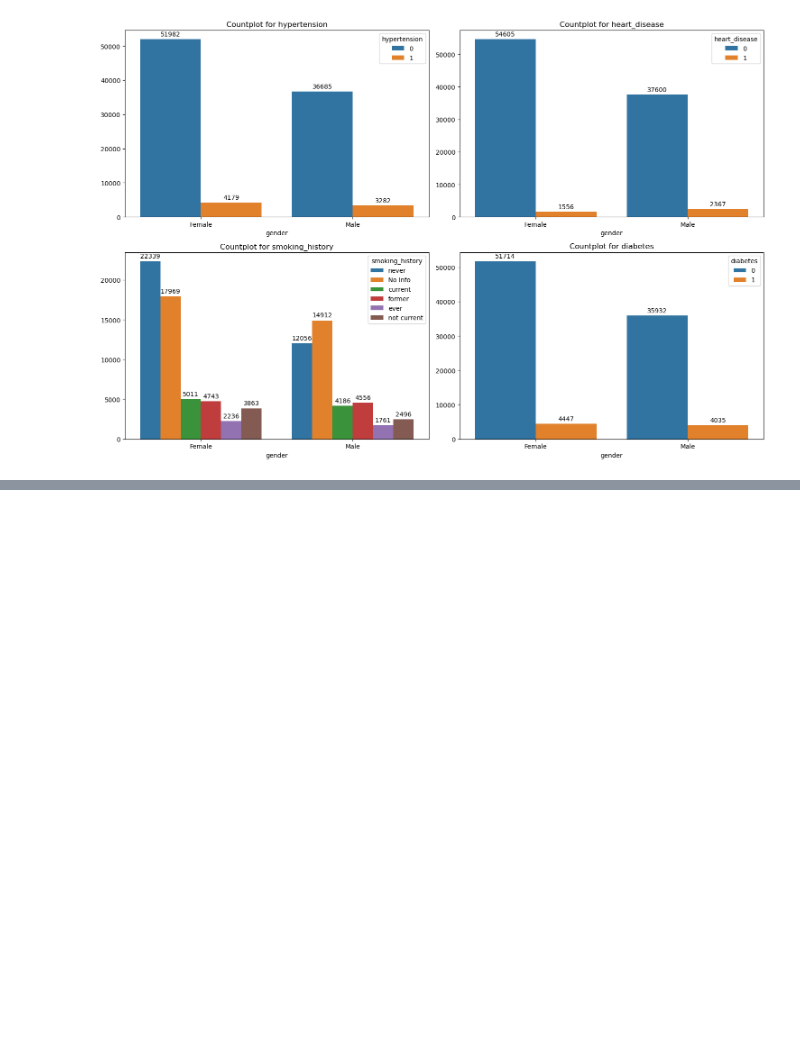
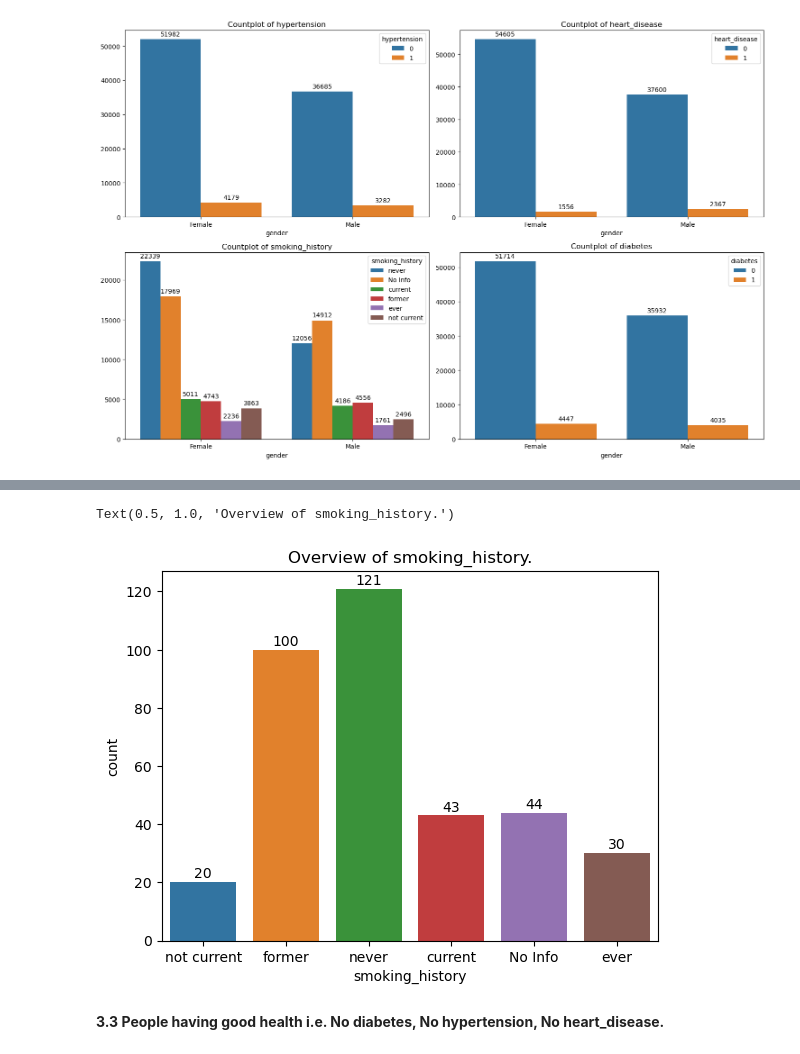
Before and after one commit to iktiyar/Practice-Project, a Jupyter notebook: Diabetes Prediction.ipynb, the cells around one changed output, grey strips where cells are left out. Drawn from its saved outputs; the diff is of its cells as text; code cells hidden in the pictures; blank space fills up the shorter version.

```diff
--- a/Diabetes Prediction.ipynb
+++ b/Diabetes Prediction.ipynb
@@ -156,0 +209,16 @@ plt.show()
+# %%
+# countplot of critical diabetic patients
+plt.figure()
+ax = sns.countplot(data=df_risk,x='smoking_history')
+for p in ax.patches:
+        ax.annotate(format(p.get_height(),'.0f'),
+                      (p.get_x()+ p.get_width()/2.,p.get_height()),
+                      ha='center',va='center',
+                      xytext = (0,6),
+                      textcoords = 'offset points')
+plt.title('Overview of smoking_history.')
+# %% [output]
+Text(0.5, 1.0, 'Overview of smoking_history.')
+[figure, added]
+# %% [markdown]
+**3.3 People having good health i.e. No diabetes, No hypertension, No heart_disease.**
```
Also changed, not shown: parts of 17 cells of this notebook.
